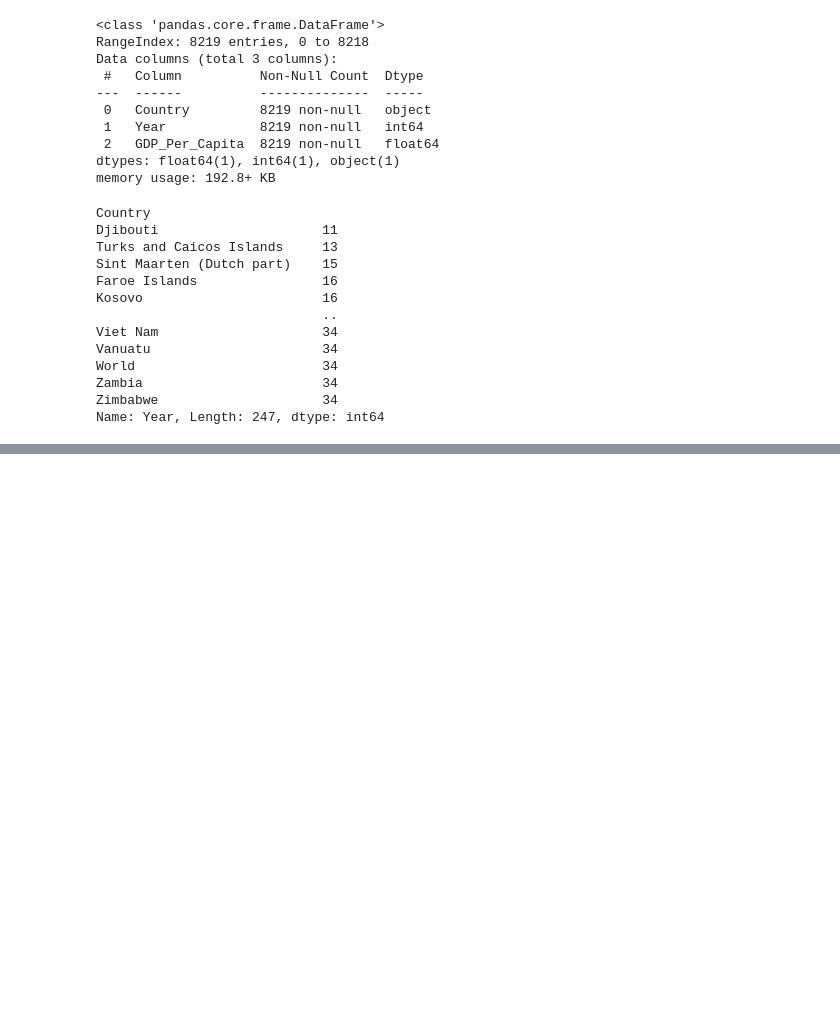
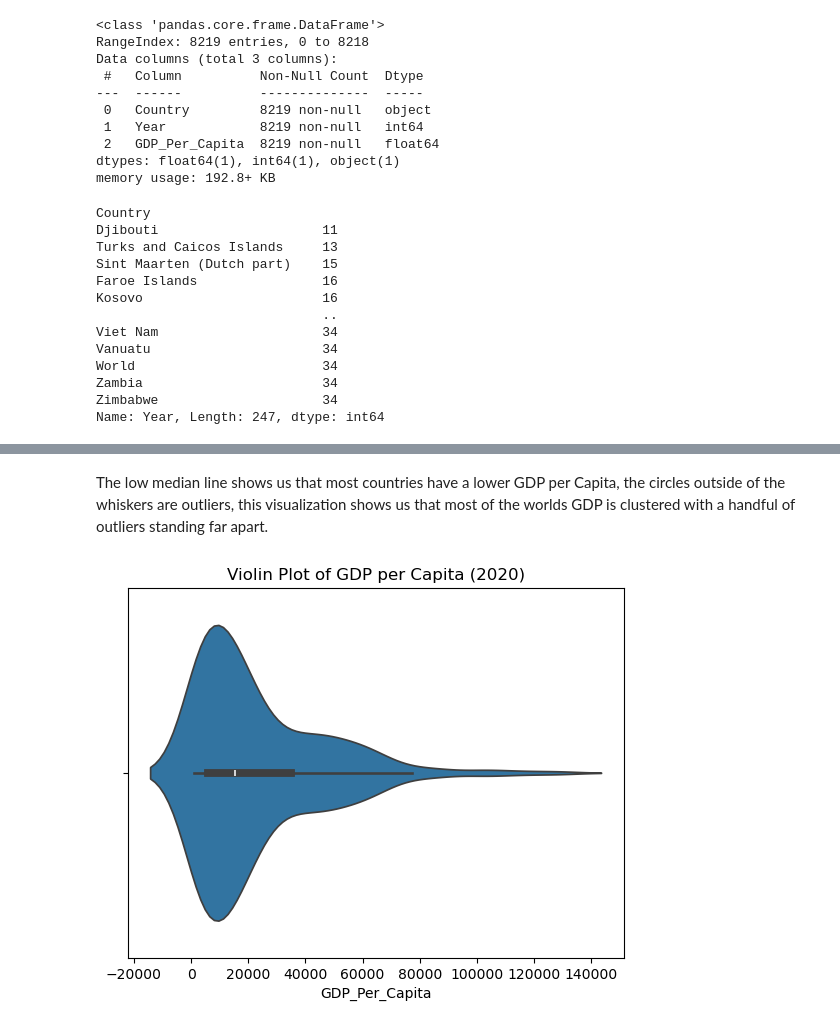
Before and after one commit to NSS-Data-Analytics-Cohort-16/da16-python-gdp-and-internet-use-analysis-MatthewRitchey, a Jupyter notebook: notebooks/gdp_per_capita.ipynb, the cells around one changed output, grey strips where cells are left out. Saved outputs shown, nothing was run; the diff lists cells and outputs as text; code cells hidden in the pictures; blank space fills up the shorter version.

```diff
--- a/notebooks/gdp_per_capita.ipynb
+++ b/notebooks/gdp_per_capita.ipynb
@@ -92,0 +176,9 @@ Name: Year, Length: 247, dtype: int64
+# %% [markdown]
+The low median line shows us that most countries have a lower GDP per Capita, the circles outside of the whiskers are outliers,
+this visualization shows us that most of the worlds GDP is clustered with a handful of outliers standing far apart.
+# %%
+sns.violinplot(x=gdp_2020['GDP_Per_Capita'])
+plt.title("Violin Plot of GDP per Capita (2020)")
+plt.show()
+# %% [output]
+[figure, added]
```
Also changed, not shown: parts of 15 cells of this notebook.
